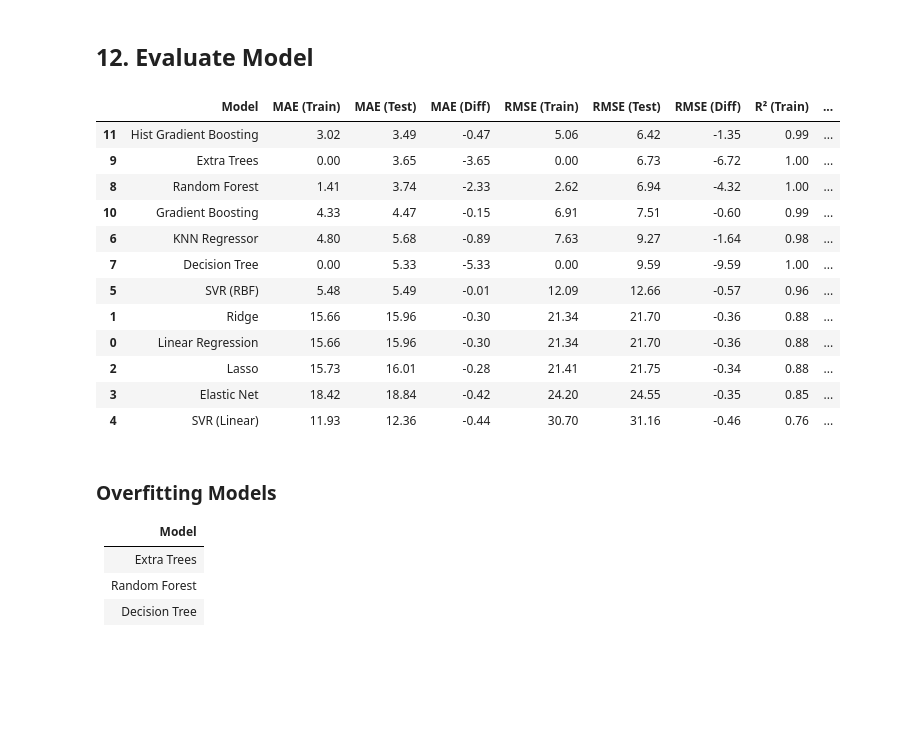
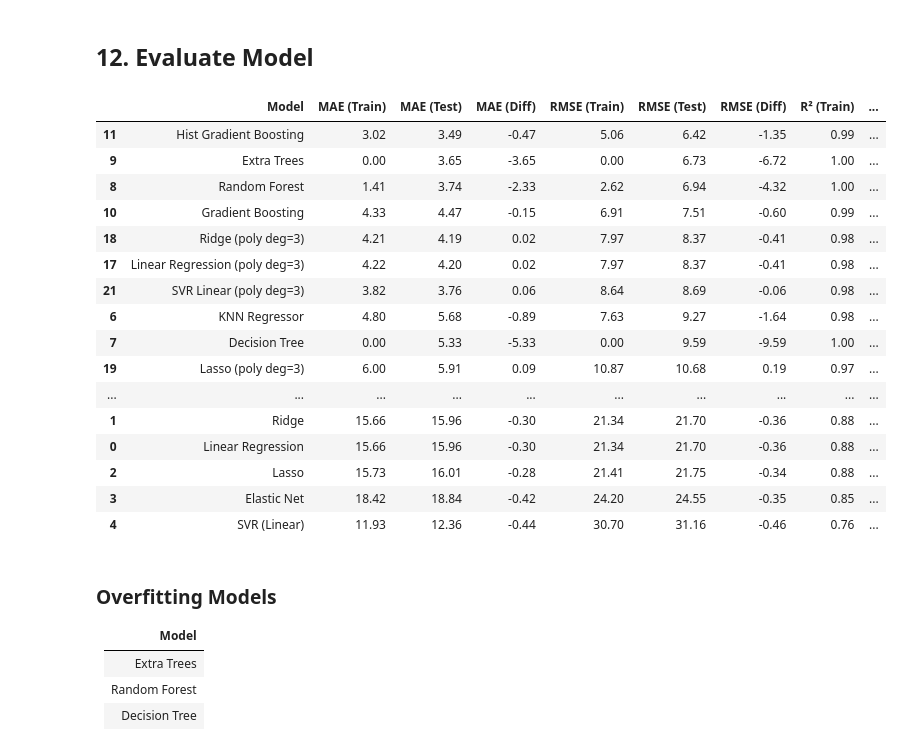
Before and after one commit to ahmed4mohamed4/machine_learning, a Jupyter notebook: projects/calories_burn_prediction/model/main.ipynb, the cells around one changed output. Cells and saved outputs as stored; diff of their text form; code cells hidden in the pictures; blank space fills up the shorter version.

```diff
--- a/projects/calories_burn_prediction/model/main.ipynb
+++ b/projects/calories_burn_prediction/model/main.ipynb
@@ -905,7 +928,7 @@ min         37.10
 max        163.44
 Name: Body_Temp, dtype: float64
 # %%
-BODY_TEMP_MAX = 43 # Upper bound
+BODY_TEMP_MAX = 42 #Upper bound
 # %%
 df = df[df["Body_Temp"] <= BODY_TEMP_MAX]
 # %%
@@ -1425,6 +1448,15 @@ unscaled_results.sort_values("R²", ascending=False)
 # %% [markdown]
 ## 12. Evaluate Model
 # %%
+poly_2 = PolynomialFeatures(degree=2, include_bias=False)
+X_train_poly2 = poly_2.fit_transform(X_train_scaled)
+X_test_poly2 = poly_2.transform(X_test_scaled)
+
+poly_3 = PolynomialFeatures(degree=3, include_bias=False)
+X_train_poly3 = poly_3.fit_transform(X_train_scaled)
+X_test_poly3 = poly_3.transform(X_test_scaled)
+
+
 all_models_config = {
     # (model, X_train, X_test) - scaled models use X_train_scaled, tree-based use unscaled
     "Linear Regression": (LinearRegression(), X_train_scaled, X_test_scaled),
@@ -1439,6 +1471,20 @@ all_models_config = {
     "Extra Trees": (ExtraTreesRegressor(n_estimators=100, random_state=42, n_jobs=-1), X_train_unscaled, X_test_unscaled),
     "Gradient Boosting": (GradientBoostingRegressor(random_state=42), X_train_unscaled, X_test_unscaled),
     "Hist Gradient Boosting": (HistGradientBoostingRegressor(random_state=42), X_train_unscaled, X_test_unscaled),
+
+    # Linear family with Polynomial Features (degree=2)
+    "Linear Regression (poly deg=2)": (LinearRegression(), X_train_poly2, X_test_poly2),
+    "Ridge (poly deg=2)": (Ridge(), X_train_poly2, X_test_poly2),
+    "Lasso (poly deg=2)": (Lasso(), X_train_poly2, X_test_poly2),
+    "Elastic Net (poly deg=2)": (ElasticNet(), X_train_poly2, X_test_poly2),
+    "SVR Linear (poly deg=2)": (SVR(kernel="linear"), X_train_poly2, X_test_poly2),
+
+    # Linear family with Polynomial Features (degree=3)
+    "Linear Regression (poly deg=3)": (LinearRegression(), X_train_poly3, X_test_poly3),
+    "Ridge (poly deg=3)": (Ridge(), X_train_poly3, X_test_poly3),
+    "Lasso (poly deg=3)": (Lasso(), X_train_poly3, X_test_poly3),
+    "Elastic Net (poly deg=3)": (ElasticNet(), X_train_poly3, X_test_poly3),
+    "SVR Linear (poly deg=3)": (SVR(kernel="linear"), X_train_poly3, X_test_poly3),
 }
 
 full_results = []
@@ -1454,36 +1500,40 @@ for name, (model, X_tr, X_te) in all_models_config.items():
     mae_train = mean_absolute_error(y_train, y_train_pred)
     rmse_train = np.sqrt(mean_squared_error(y_train, y_train_pred))
     r2_train = r2_score(y_train, y_train_pred)
 
     # Test metrics
     mae_test = mean_absolute_error(y_test, y_test_pred)
     rmse_test = np.sqrt(mean_squared_error(y_test, y_test_pred))
     r2_test = r2_score(y_test, y_test_pred)
 
     full_results.append({
         "Model": name,
         "MAE (Train)": mae_train,
         "MAE (Test)": mae_test,
         "MAE (Diff)": mae_train - mae_test,
         "RMSE (Train)": rmse_train,
         "RMSE (Test)": rmse_test,
         "RMSE (Diff)": rmse_train - rmse_test,
         "R² (Train)": r2_train,
         "R² (Test)": r2_test,
         "R² (Diff)": r2_train - r2_test,
     })
 
 full_results = pd.DataFrame(full_results)
 full_results.sort_values("R² (Test)", ascending=False)
 # %% [output]
 |  | Model | MAE (Train) | MAE (Test) | MAE (Diff) | RMSE (Train) | RMSE (Test) | RMSE (Diff) | R² (Train) | ... |
 | 11 | Hist Gradient Boosting | 3.02 | 3.49 | -0.47 | 5.06 | 6.42 | -1.35 | 0.99 | ... |
 | 9 | Extra Trees | 0.00 | 3.65 | -3.65 | 0.00 | 6.73 | -6.72 | 1.00 | ... |
 | 8 | Random Forest | 1.41 | 3.74 | -2.33 | 2.62 | 6.94 | -4.32 | 1.00 | ... |
 | 10 | Gradient Boosting | 4.33 | 4.47 | -0.15 | 6.91 | 7.51 | -0.60 | 0.99 | ... |
+| 18 | Ridge (poly deg=3) | 4.21 | 4.19 | 0.02 | 7.97 | 8.37 | -0.41 | 0.98 | ... |
+| 17 | Linear Regression (poly deg=3) | 4.22 | 4.20 | 0.02 | 7.97 | 8.37 | -0.41 | 0.98 | ... |
+| 21 | SVR Linear (poly deg=3) | 3.82 | 3.76 | 0.06 | 8.64 | 8.69 | -0.06 | 0.98 | ... |
 | 6 | KNN Regressor | 4.80 | 5.68 | -0.89 | 7.63 | 9.27 | -1.64 | 0.98 | ... |
 | 7 | Decision Tree | 0.00 | 5.33 | -5.33 | 0.00 | 9.59 | -9.59 | 1.00 | ... |
-| 5 | SVR (RBF) | 5.48 | 5.49 | -0.01 | 12.09 | 12.66 | -0.57 | 0.96 | ... |
+| 19 | Lasso (poly deg=3) | 6.00 | 5.91 | 0.09 | 10.87 | 10.68 | 0.19 | 0.97 | ... |
+| ... | ... | ... | ... | ... | ... | ... | ... | ... | ... |
 | 1 | Ridge | 15.66 | 15.96 | -0.30 | 21.34 | 21.70 | -0.36 | 0.88 | ... |
 | 0 | Linear Regression | 15.66 | 15.96 | -0.30 | 21.34 | 21.70 | -0.36 | 0.88 | ... |
 | 2 | Lasso | 15.73 | 16.01 | -0.28 | 21.41 | 21.75 | -0.34 | 0.88 | ... |
```
Also changed, not shown: parts of 28 cells of this notebook.
